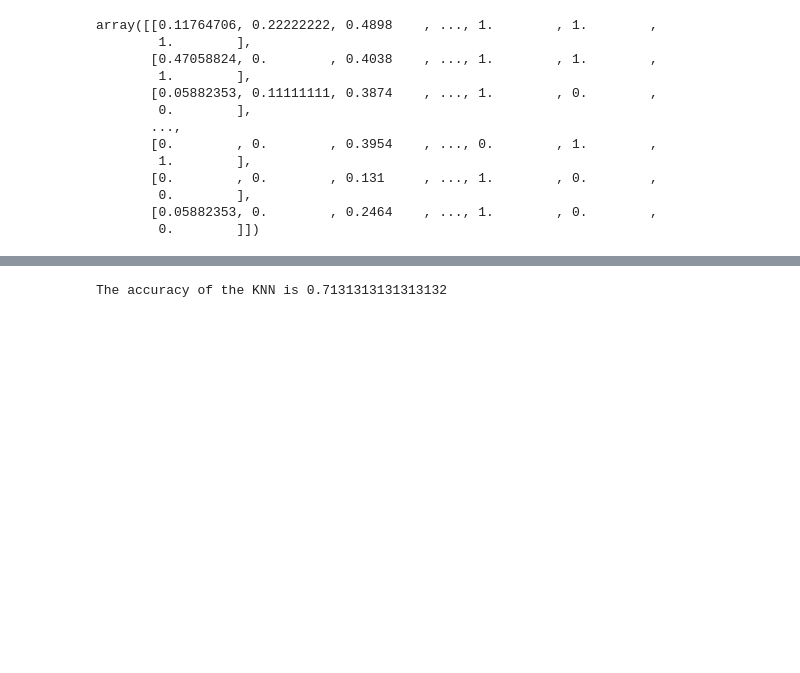
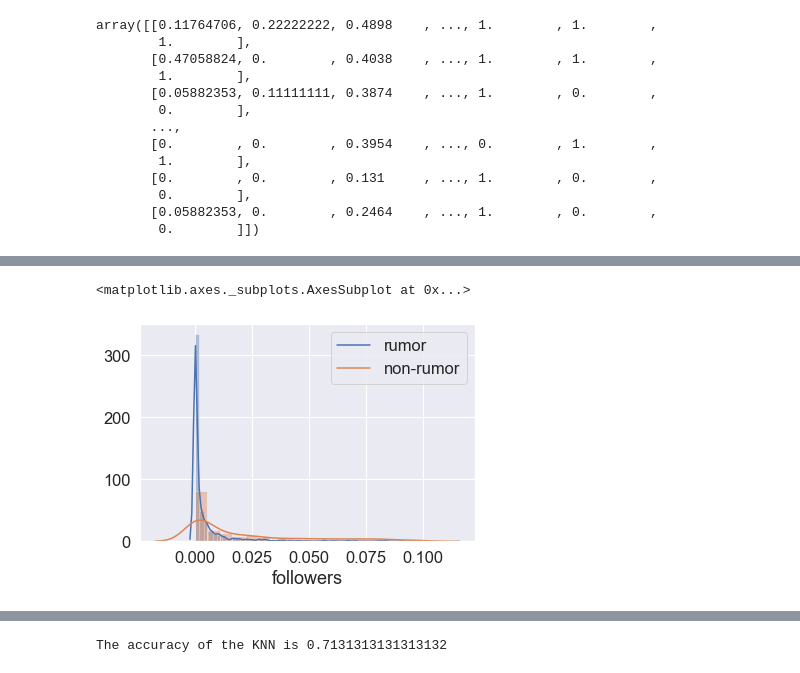
Before and after one commit to halfin/Intro-to-ds-rumor-project, a Jupyter notebook: final_project.ipynb, the cells around one changed output, grey strips where cells are left out. Drawn from its saved outputs; the diff is of its cells as text; code cells hidden in the pictures; blank space fills up the shorter version.

```diff
--- a/final_project.ipynb
+++ b/final_project.ipynb
@@ -213,0 +259,6 @@ array([[0.11764706, 0.22222222, 0.4898    , ..., 1.        , 1.        ,
+# %%
+sns.distplot(dataf[dataf.rumor=='rumor'][dataf.followers<0.1]['followers'], kde_kws={'label':'rumor'})
+sns.distplot(dataf[dataf.rumor=='non-rumor'][dataf.followers<0.1]['followers'], kde_kws={'label':'non-rumor'})
+# %% [output]
+<matplotlib.axes._subplots.AxesSubplot at 0x...>
+[figure, added]
```
Also changed, not shown: parts of 13 cells of this notebook.
